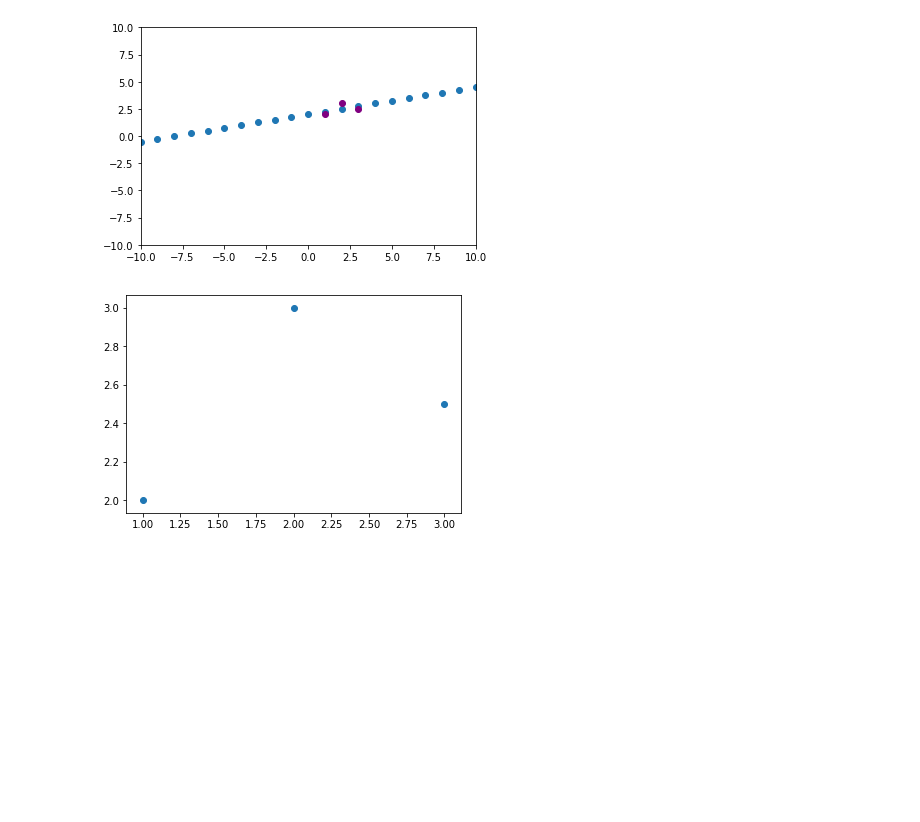
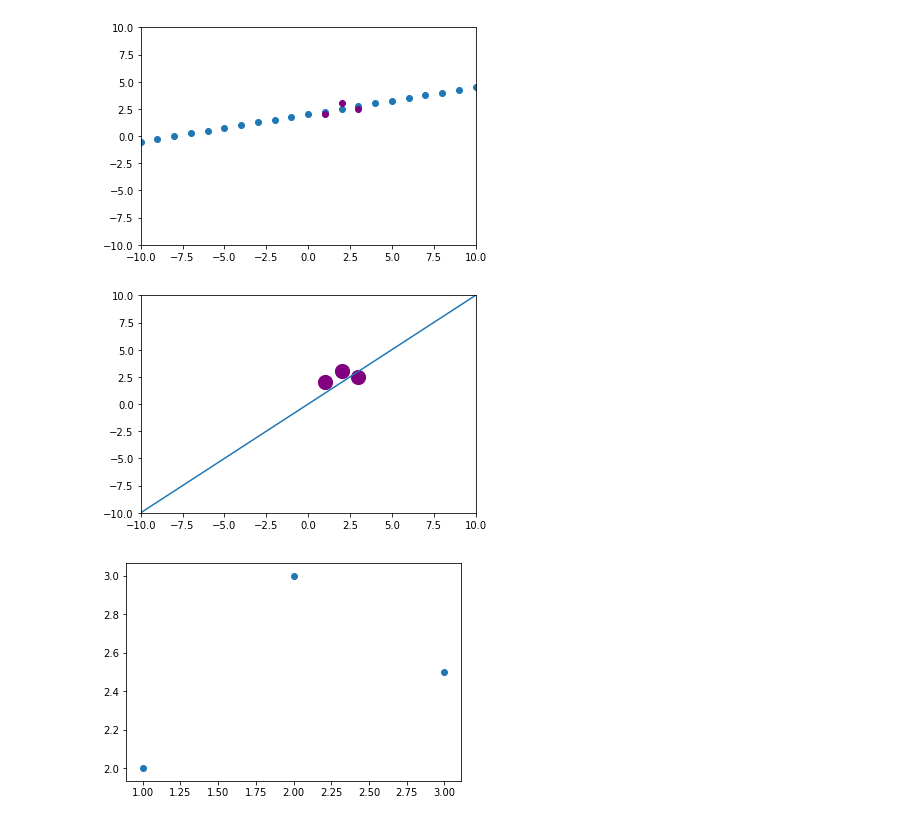
Before and after one commit to NamizataS/PA-groupe-15-3IABD1, a Jupyter notebook: Notebook___CAS_DE_TESTS.ipynb, the cells around one changed output. Cells and saved outputs as stored; diff of their text form; code cells hidden in the pictures; blank space fills up the shorter version.

```diff
--- a/Notebook___CAS_DE_TESTS.ipynb
+++ b/Notebook___CAS_DE_TESTS.ipynb
@@ -902,6 +1065,57 @@ my_lib.destroy_array(native_arr, arr_size)
 # %% [output]
 [figure]
 [figure]
+# %%
+X = np.array([
+      [1],
+      [2],
+      [3]
+])
+Y = np.array([
+      2,
+      3,
+      2.5
+])
+
+d=[1,3,1]
+
+#Convert array to list
+dataset_inputs  = toList(X)
+dataset_expected_outputs  = Y.tolist()
+inputs_len = len(dataset_inputs)
+expected_len = len(dataset_expected_outputs)
+
+#Declaration of argtypes and restypes for the function create_mlp_model
+arr_size = len(d)
+arr_type = c_int * arr_size
+native_arr = arr_type(*d)
+my_lib.create_mlp_model.argtypes = [arr_type, c_int]
+my_lib.create_mlp_model.restype = c_void_p
+
+#creation of the model
+model = my_lib.create_mlp_model(native_arr,1)
+test_dataset_inputs = [i for i in range(-10, 11)]
+
+#declaration of the predict
+f = c_float * 1
+my_lib.predict_mlp_model_regression.argtypes = [c_void_p, f,c_int]
+my_lib.predict_mlp_model_regression.restype = POINTER(c_float)
+coordinate_len =1
+
+#get the predicted outputs without training
+predicted_outputs = [my_lib.predict_mlp_model_regression(model, f(*[point]), 1)[0] for point in test_dataset_inputs]
+
+#plot the result
+plt.plot(test_dataset_inputs, predicted_outputs)
+plt.scatter([p for p in dataset_inputs], dataset_expected_outputs, s=200, color='purple')
+plt.axis([-10, 10, -10, 10])
+plt.show()
+
+my_lib.destroy_model.argtypes = [c_void_p]
+my_lib.destroy_model.restype = None
+my_lib.destroy_model(model)
+# %% [output]
+[figure, added]
 # %%
 plt.scatter(X,Y)
 plt.show()
```
Also changed, not shown: parts of 7 cells of this notebook, 1 other file.
